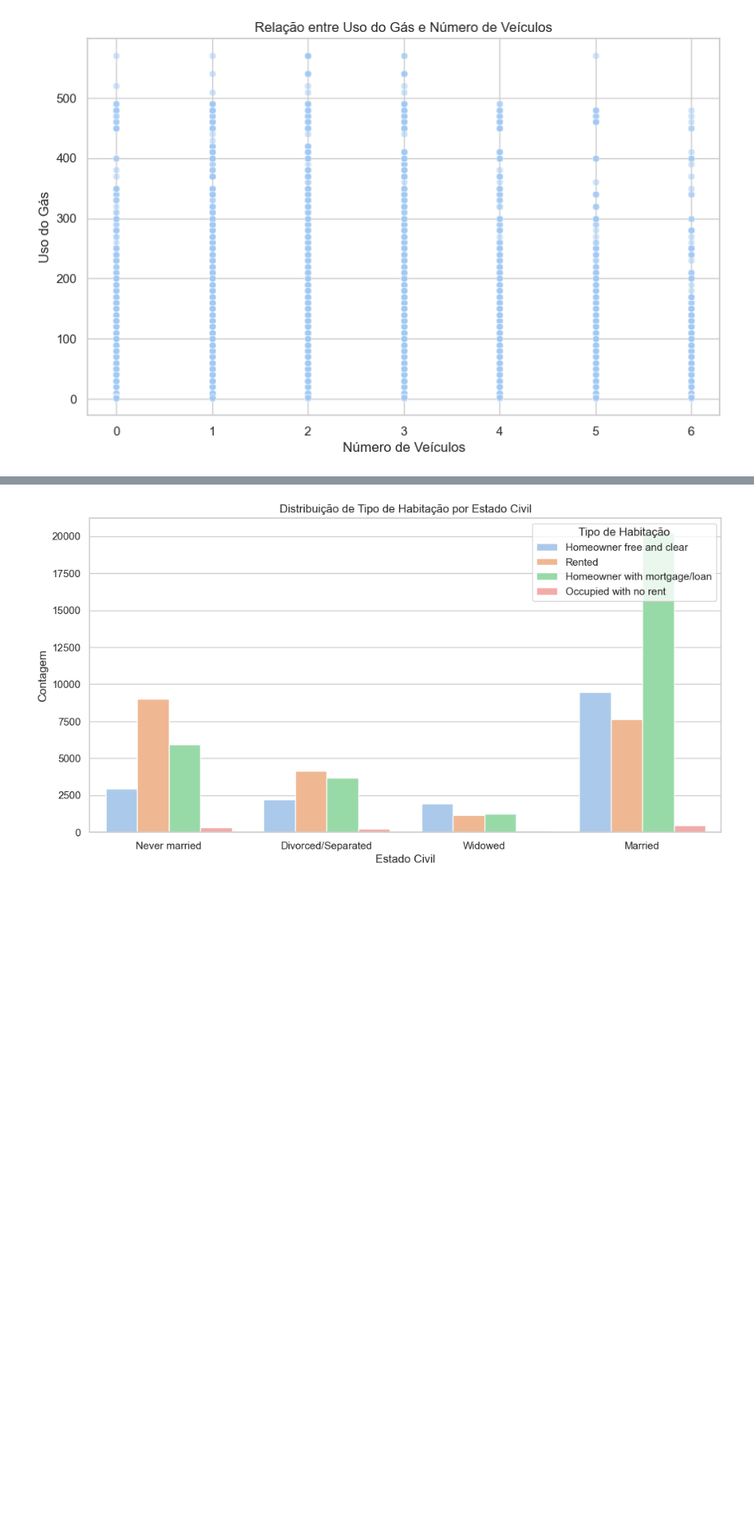
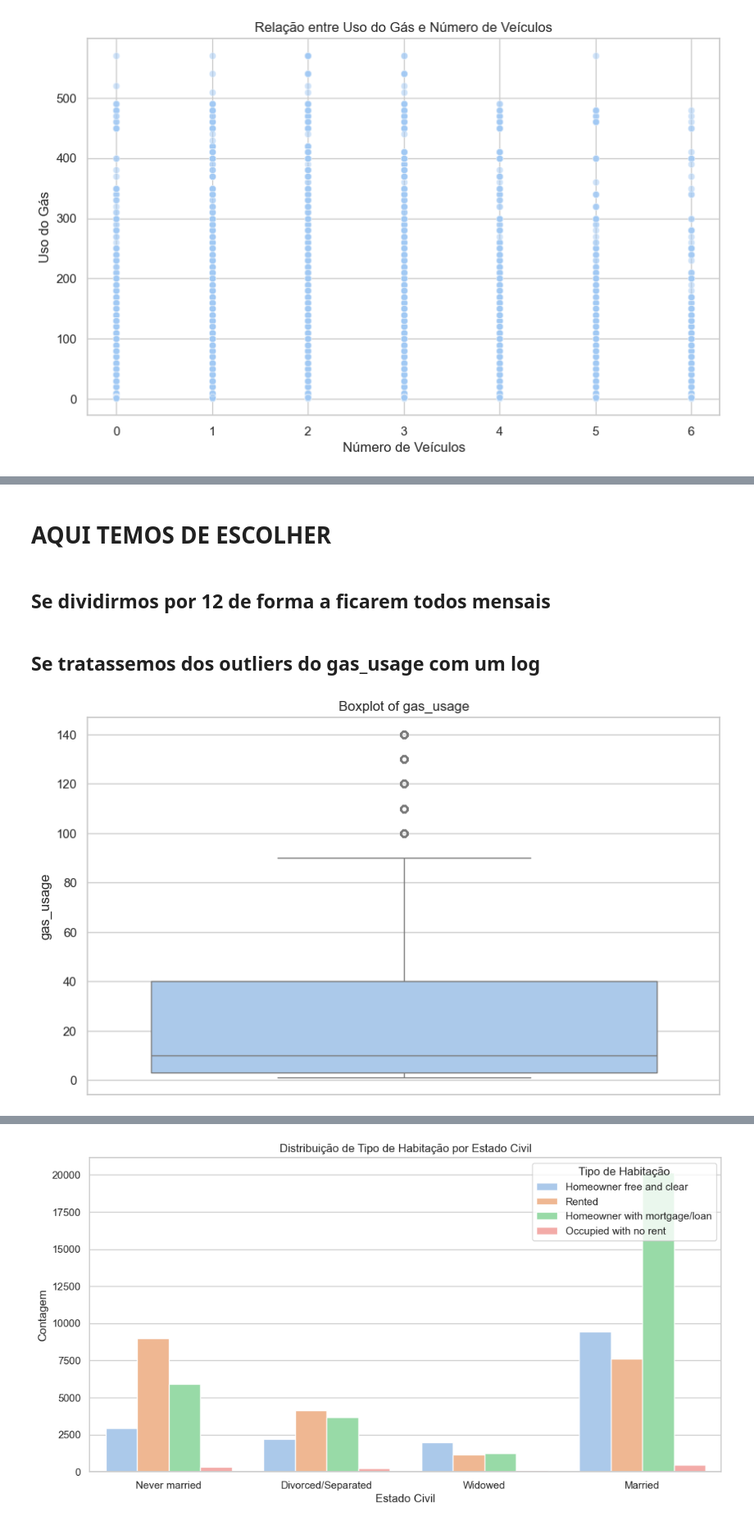
Before and after one commit to eduardooliveiraps/HealthInsurancePredictor, a Jupyter notebook: health_insurance_predictor copy.ipynb, the cells around one changed output, grey strips where cells are left out. Shown at 82% size. Cells and saved outputs as stored; diff of their text form; code cells hidden in the pictures; blank space fills up the shorter version.

Commit message:
outliers gas e age

```diff
--- a/health_insurance_predictor copy.ipynb
+++ b/health_insurance_predictor copy.ipynb
@@ -499,9 +472,0 @@ Aqui parece que se confirmam que há outliers no uso do gas, se calhar é melhor
-# %%
-condition1 = (df['rooms'].isin([0, 1, 2])) & (df['num_vehicles'].isin([0, 1])) & (df['gas_usage'] > 450)
-df.loc[condition1, 'gas_usage'] = 450
-
-condition2 = (df['rooms'].isin([3, 4, 5])) & (df['num_vehicles'].isin([0, 1, 2, 3])) & (df['gas_usage'] > 500)
-df.loc[condition2, 'gas_usage'] = 500
-
-print("Valores de gas_usage após tratamento:")
-print(df['gas_usage'].describe())
@@ -525,0 +475,14 @@ ou então podemos aplicar:
+# %%
+Q1 = df['gas_usage'].quantile(0.25)
+Q3 = df['gas_usage'].quantile(0.75)
+IQR = Q3 - Q1
+
+# Define limits for outliers
+lower_limit = Q1 - 1.5 * IQR
+upper_limit = Q3 + 1.5 * IQR
+
+# Count the outliers
+outliers = df[(df['gas_usage'] < lower_limit) | (df['gas_usage'] > upper_limit)]
+outlier_count = outliers.shape[0]
+
+print(f"Number of outliers: {outlier_count}")
@@ -525,0 +493,8 @@ ou então podemos aplicar:
+# %% [markdown]
+# AQUI TEMOS DE ESCOLHER
+# %% [markdown]
+## Se dividirmos por 12 de forma a ficarem todos mensais
+# %%
+df.loc[df['gas_usage'] > upper_limit, 'gas_usage'] /= 12
+# %% [markdown]
+## Se tratassemos dos outliers do gas_usage com um log
@@ -525,0 +503,8 @@ ou então podemos aplicar:
+# %%
+plt.figure(figsize=(10, 6))
+sns.boxplot(data=df, y='gas_usage')
+plt.title('Boxplot of gas_usage')
+plt.ylabel('gas_usage')
+plt.show()
+# %% [output]
+[figure, added]
```
Also changed, not shown: parts of 43 cells of this notebook, 1 other file.
